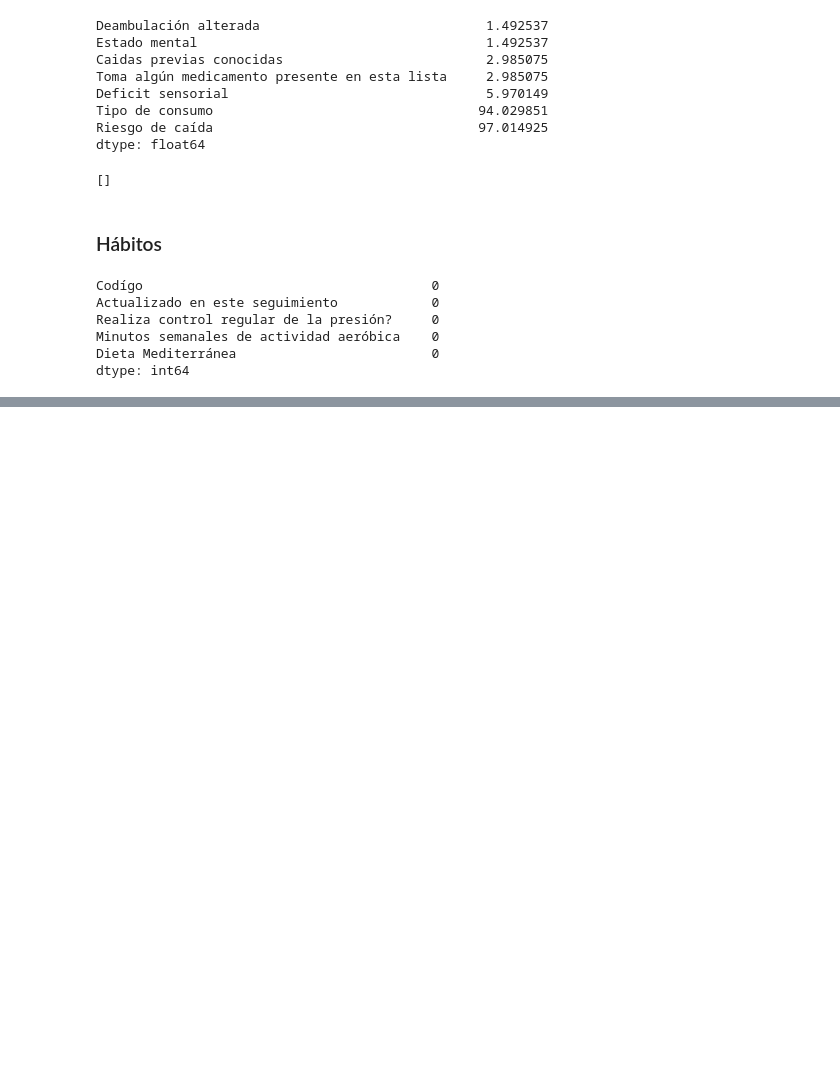
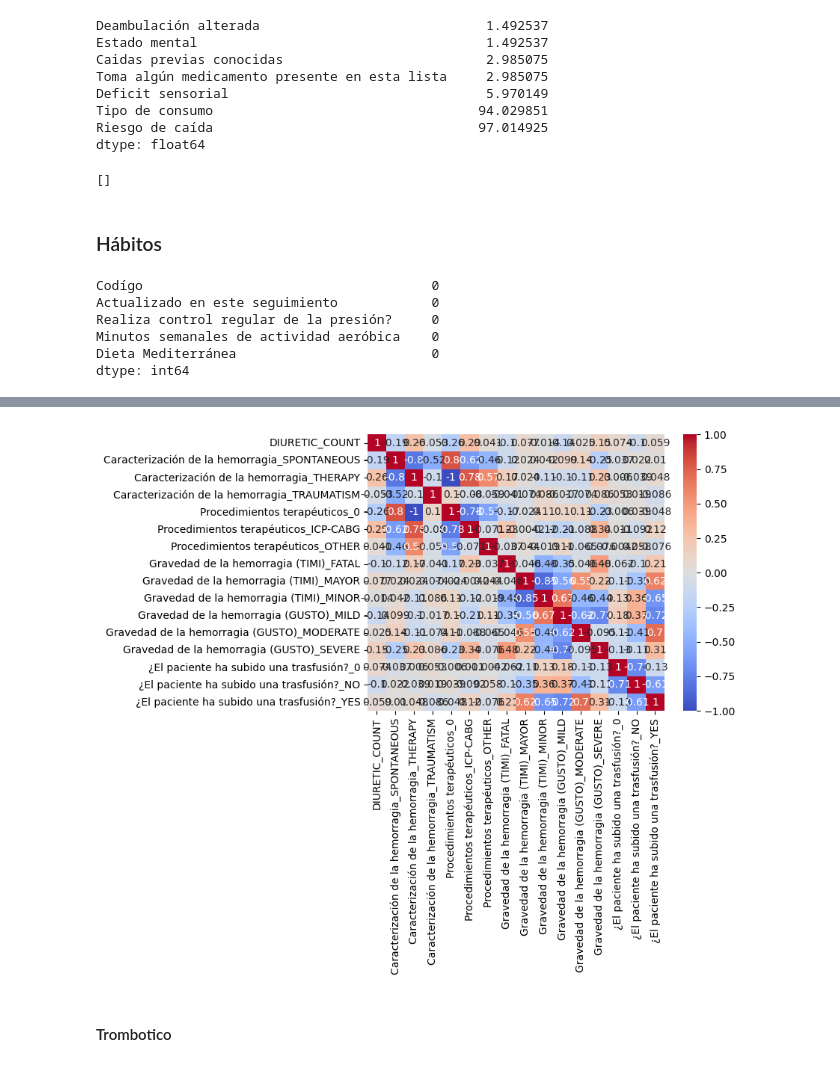
Before and after one commit to MiguelGP-13/Visualizacion-practica, a Jupyter notebook: Final/limpia_excel.ipynb, the cells around one changed output, grey strips where cells are left out. Saved outputs shown, nothing was run; the diff lists cells and outputs as text; code cells hidden in the pictures; blank space fills up the shorter version.

```diff
--- a/Final/limpia_excel.ipynb
+++ b/Final/limpia_excel.ipynb
@@ -272,0 +359,24 @@ dtype: int64
+# %%
+# contiene la misma información que la columna NON_STEROIDAL_INFLAMMATORY_STRING
+sangrado.drop("NON_STEROIDAL_INFLAMMATORY_COUNT",inplace=True,axis=1)
+
+# contiene la misma información que la columna ANTICOAGULANT_STRING
+sangrado.drop('Numero  anticoagulantes',inplace=True,axis=1)
+
+# contiene la misma información que la columna ANTIPLATELET_STRING
+sangrado.drop('Numero  antiagregantes',inplace=True,axis=1)
+
+# contiene la misma información que la columna ANTICOAGULANT_STRING
+sangrado.drop('ANTICOAGULANT_COUNT',inplace=True,axis=1)
+
+# contiene la misma información que la columna ANTIPLATELET_STRING
+sangrado.drop('ANTIPLATELET_COUNT',inplace=True,axis=1)
+
+# contiene la misma información que la columna OTHER_STRING
+sangrado.drop('Otro medicamentos',inplace=True,axis=1)
+
+# contiene la misma información que la columna OTHER_STRING
+sangrado.drop('OTHER_COUNT',inplace=True,axis=1)
+
+# contiene la misma información que la columna ANALGESIC_STRING
+sangrado.drop('ANALGESIC_COUNT',inplace=True,axis=1)
@@ -272,0 +409,21 @@ dtype: int64
+# %%
+def nan_a_cero(x):
+    if pd.isna(x):
+        return 0
+    else:
+        return x
+
+sangrado=sangrado.applymap(nan_a_cero)
+# %%
+import seaborn as sns
+import matplotlib.pyplot as plt
+# One-hot encoding de las columnas categóricas
+sangrado_encoded = pd.get_dummies(sangrado[sangrado.columns[(sangrado.nunique(axis=0)<4).values]])
+
+# Matriz de correlación
+corr_matrix = sangrado_encoded.corr()
+# %%
+sns.heatmap(corr_matrix, annot=True, cmap='coolwarm')
+plt.show()
+# %% [output]
+[figure, added]
@@ -272,0 +432,2 @@ dtype: int64
+# %% [markdown]
+#### Trombotico
```
Also changed, not shown: parts of 29 cells of this notebook.
